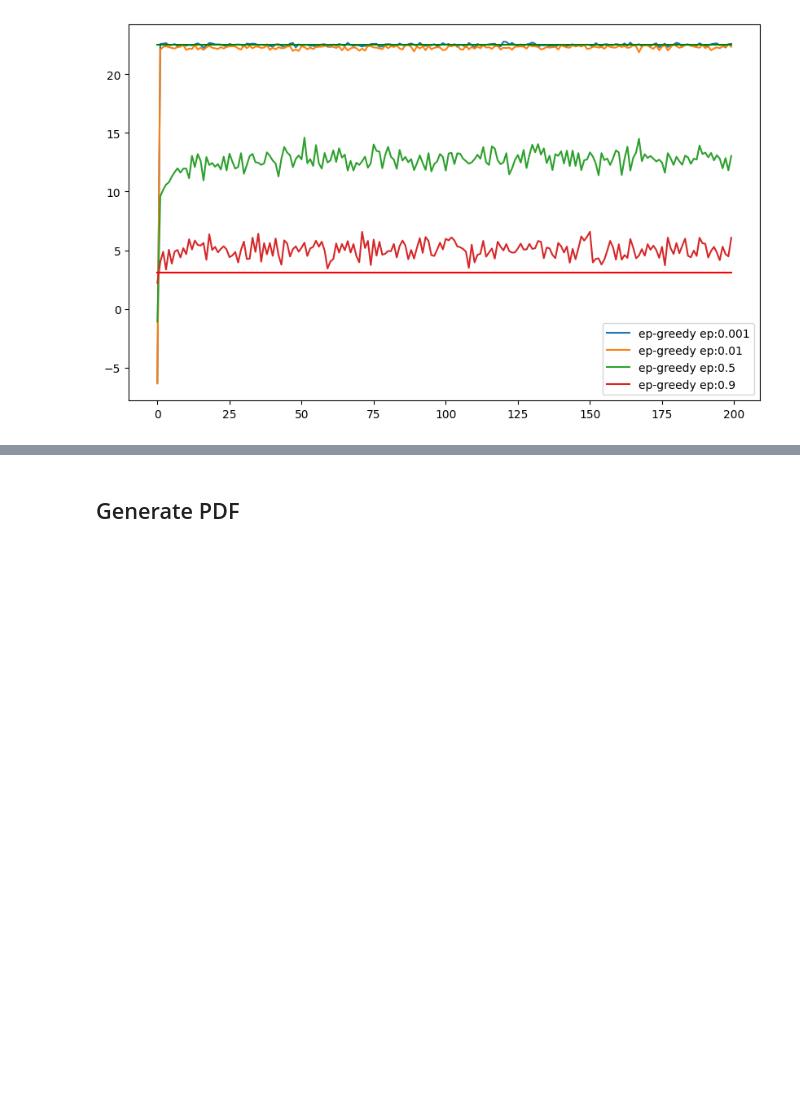
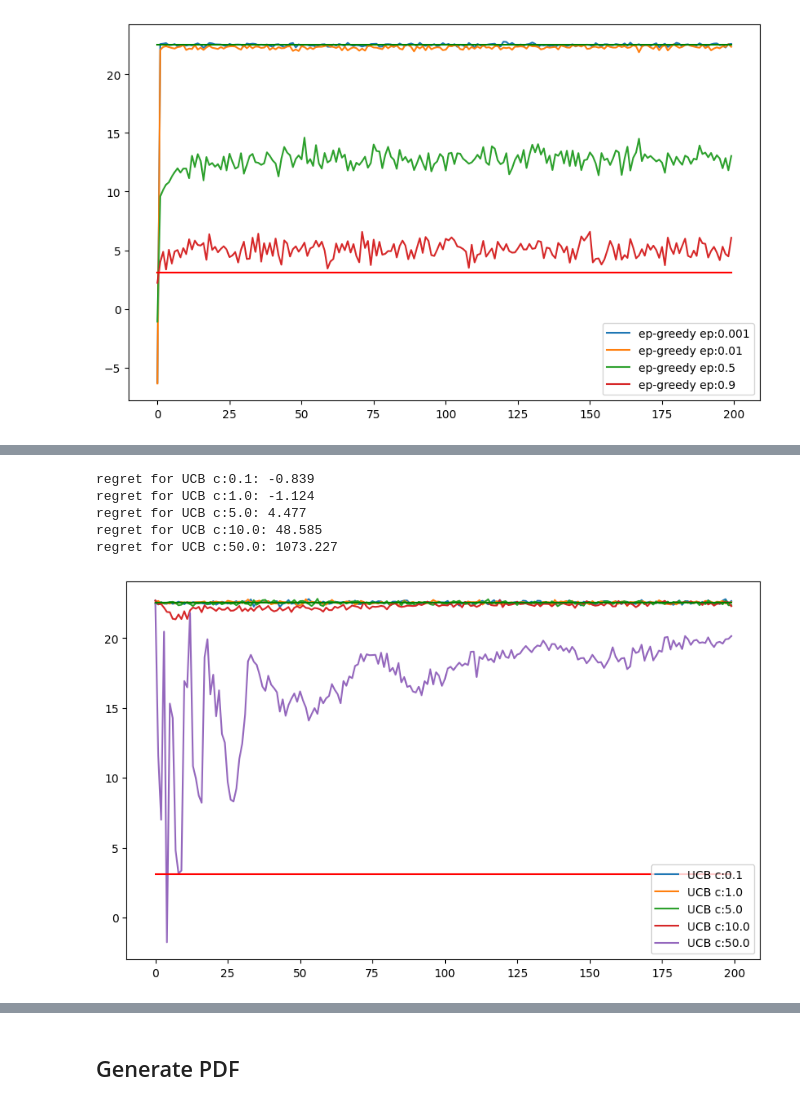
Before and after one commit to me21b172/DA6400-Reinforcement-Learning, a Jupyter notebook: Tutorial 1/DA6400_Tutorial_1_Bandits[1].ipynb, the cells around one changed output, grey strips where cells are left out. Drawn from its saved outputs; the diff is of its cells as text; code cells hidden in the pictures; blank space fills up the shorter version.

```diff
--- a/Tutorial 1/DA6400_Tutorial_1_Bandits[1].ipynb
+++ b/Tutorial 1/DA6400_Tutorial_1_Bandits[1].ipynb
@@ -155,19 +160,20 @@ class SoftmaxPolicy(BasePolicy):
     return np.random.choice(self.arm_ids, p=list(probabilities.values()))
 # %%
 class UCB(BasePolicy):
-  def __init__(self,c:float, arm_ids:List[int]):
+  def __init__(self,c:float, env):
     self.c = c
-    self.arm_ids = arm_ids
-    self.Q = {id: 0 for id in self.arm_ids}
-    self.num_pulls_per_arm = {id: 0 for id in self.arm_ids}
+    self.env = env
+    self.arm_ids = self.env.arm_ids
+    self.Q = {id: self.env.step(id) for id in self.arm_ids}
+    self.num_pulls_per_arm = {id: 1 for id in self.arm_ids}
 
   @property
   def name(self):
     return f'UCB c:{self.c}'
 
   def reset(self):
-    self.Q = {id: 0 for id in self.arm_ids}
-    self.num_pulls_per_arm = {id: 0 for id in self.arm_ids}
+    self.Q = {id: self.env.step(id) for id in self.arm_ids}
+    self.num_pulls_per_arm = {id: 1 for id in self.arm_ids}
 
   def update_arm(self, arm_selected: int, arm_reward: float):
     self.num_pulls_per_arm[arm_selected] += 1
@@ -176,7 +182,10 @@ class UCB(BasePolicy):
 
   def select_arm(self) -> int:
     number_of_pulls = sum(self.num_pulls_per_arm.values())
-    selected_arm = max(self.Q,key = lambda x : self.Q[x] + self.c*(np.sqrt(np.log(number_of_pulls)/self.num_pulls_per_arm[x])))
+    try :
+      selected_arm = max(self.Q,key = lambda x : self.Q[x] + self.c*(np.sqrt(np.log(number_of_pulls)/(self.num_pulls_per_arm[x]))))
+    except RuntimeError:
+      selected_arm = max(self.Q,key = lambda x : self.Q[x])
     return selected_arm
 # %% [markdown]
 #### Trainer
@@ -285,0 +293,11 @@ TypeError: UCB.__init__() missing 2 required positional arguments: 'c' and 'arm_
+# %%
+explore_softmax_cs =  [0.001,0.1, 1.0, 5.0, 10.0 ,50.0]
+ucb_polices = [UCB(c, env) for c in explore_softmax_cs]
+plot_reward_curve_and_print_regret(env, ucb_polices, timesteps=200, num_runs=500)
+# %% [output]
+regret for UCB c:0.1: -0.839
+regret for UCB c:1.0: -1.124
+regret for UCB c:5.0: 4.477
+regret for UCB c:10.0: 48.585
+regret for UCB c:50.0: 1073.227
+[figure, added]
```
Also changed, not shown: parts of 7 cells of this notebook, 1 other file.
